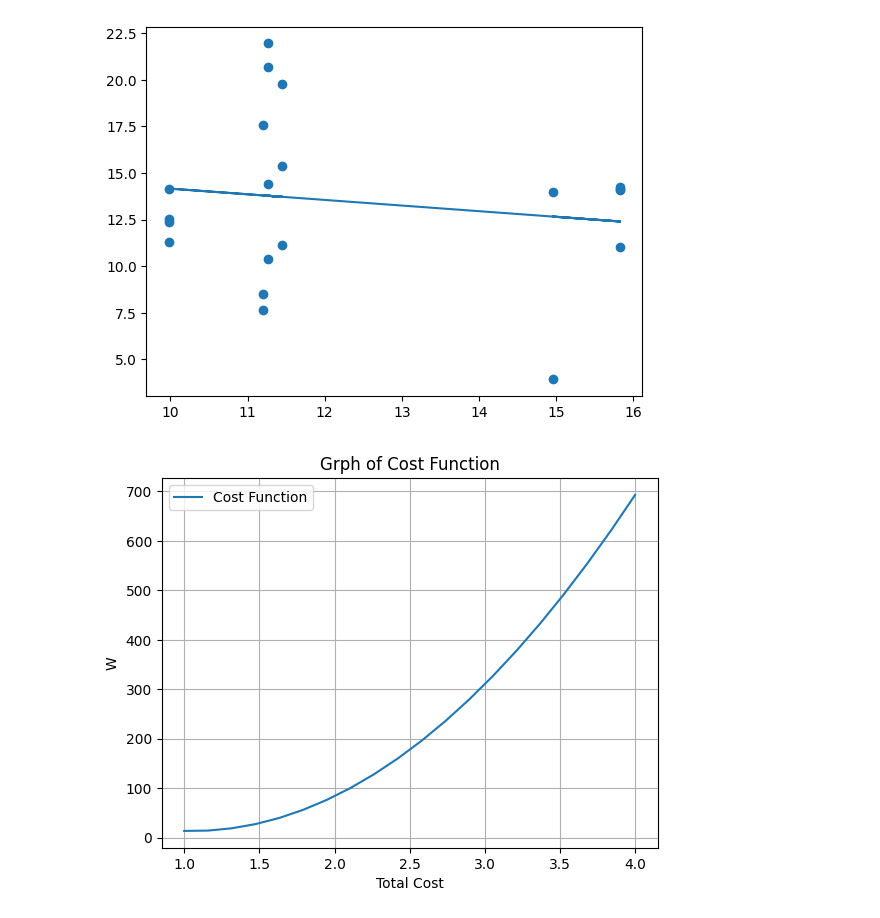
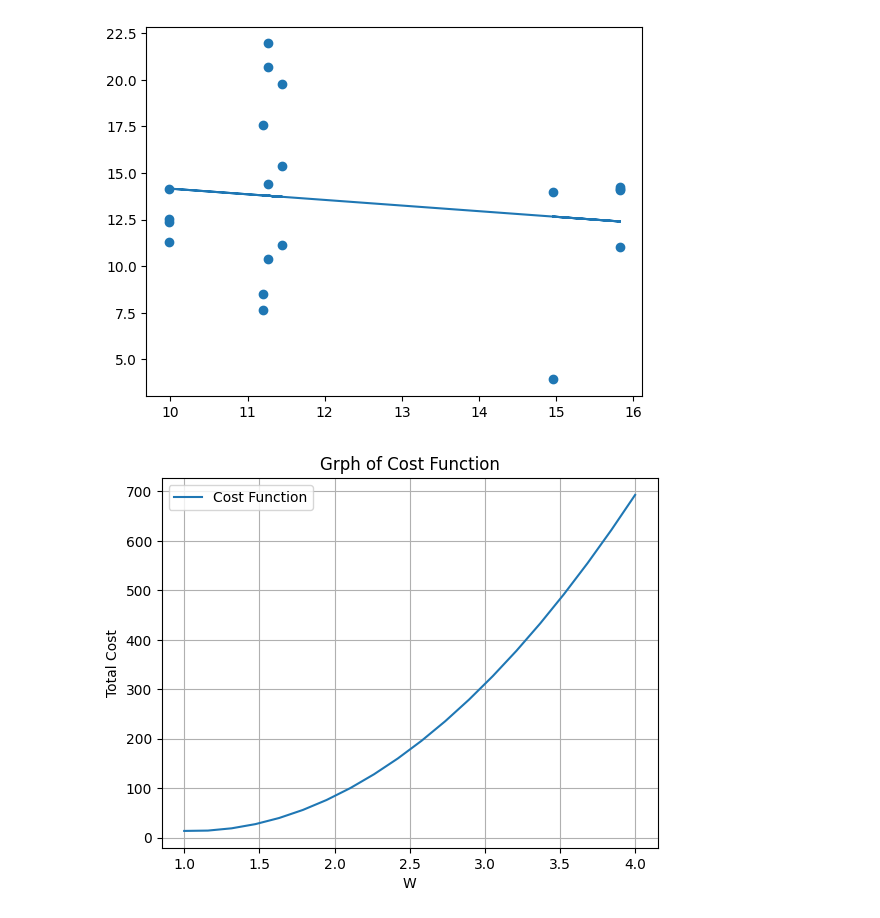
Before and after one commit to Mangal-Das/Matplotlib, a Jupyter notebook: introduction/cost_function.ipynb, the cells around one changed output. Cells and saved outputs as stored; diff of their text form; code cells hidden in the pictures.

```diff
--- a/introduction/cost_function.ipynb
+++ b/introduction/cost_function.ipynb
@@ -30,20 +30,20 @@ plt.plot(x_train,w*x_train+b)
 # %%
 def cost_function(w,x,y):
     m=x_train.shape[0]
     for i in range(m):
         f_wb=x.dot(w)
         cost=sum((f_wb-y)**2)/(2*m)
     return cost
 
 w1=np.linspace(1,4,20)
 total_cost=[cost_function(w,x_train,y_train)for w in w1]
 
 plt.plot(w1,total_cost,label="Cost Function")
 plt.title("Grph of Cost Function")
-plt.xlabel("Total Cost")
-plt.ylabel("W")
+plt.xlabel("W")
+plt.ylabel("Total Cost")
 plt.legend()
 plt.grid(True)
 plt.show()
 # %% [output]
-[figure, old version]
+[figure, new version]
```
